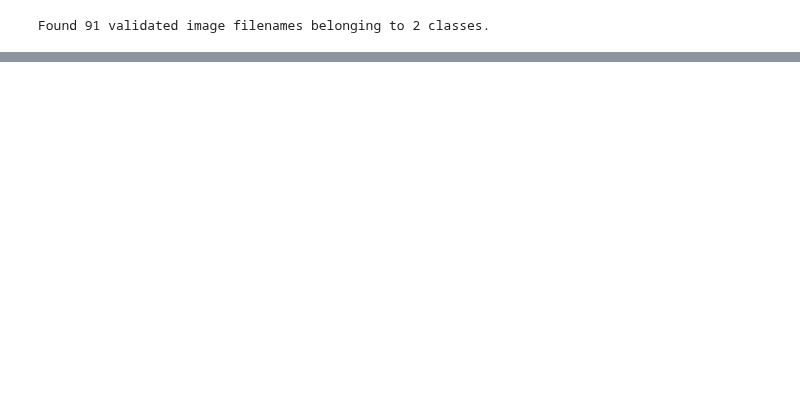
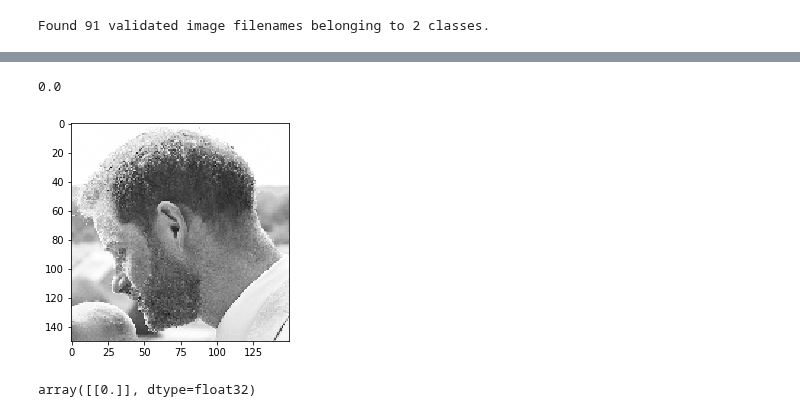
Before and after one commit to mzhou356/img2recommender, a Jupyter notebook: notebooks/vgg16_model_tuning_beard.ipynb, the cells around one changed output, grey strips where cells are left out. Drawn from its saved outputs; the diff is of its cells as text; code cells hidden in the pictures; blank space fills up the shorter version.

Commit message:
Create model_testing to check initial model

```diff
--- a/notebooks/vgg16_model_tuning_beard.ipynb
+++ b/notebooks/vgg16_model_tuning_beard.ipynb
@@ -369,0 +391,16 @@ loaded_model_beard.evaluate_generator(test_generator)
+# %%
+feature, label = next(test_generator)
+# %%
+label[1]
+# %% [output]
+0.0
+# %%
+plt.imshow(feature[1])
+plt.show()
+# %% [output]
+[figure, added]
+# %%
+# save the model
+np.around(loaded_model_beard.predict(np.expand_dims(feature[1], axis=0)))
+# %% [output]
+array([[0.]], dtype=float32)
```
Also changed, not shown: parts of 7 cells of this notebook, 2 other files.
